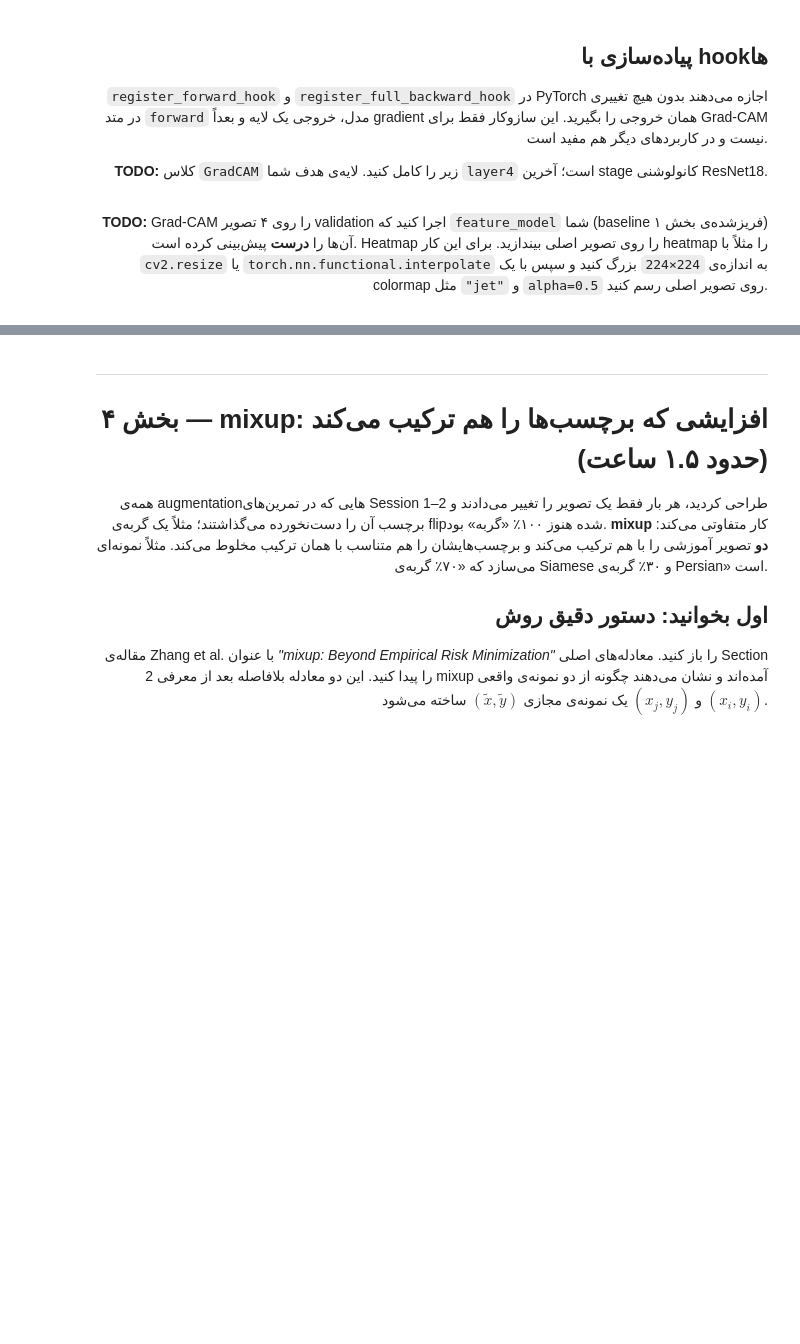
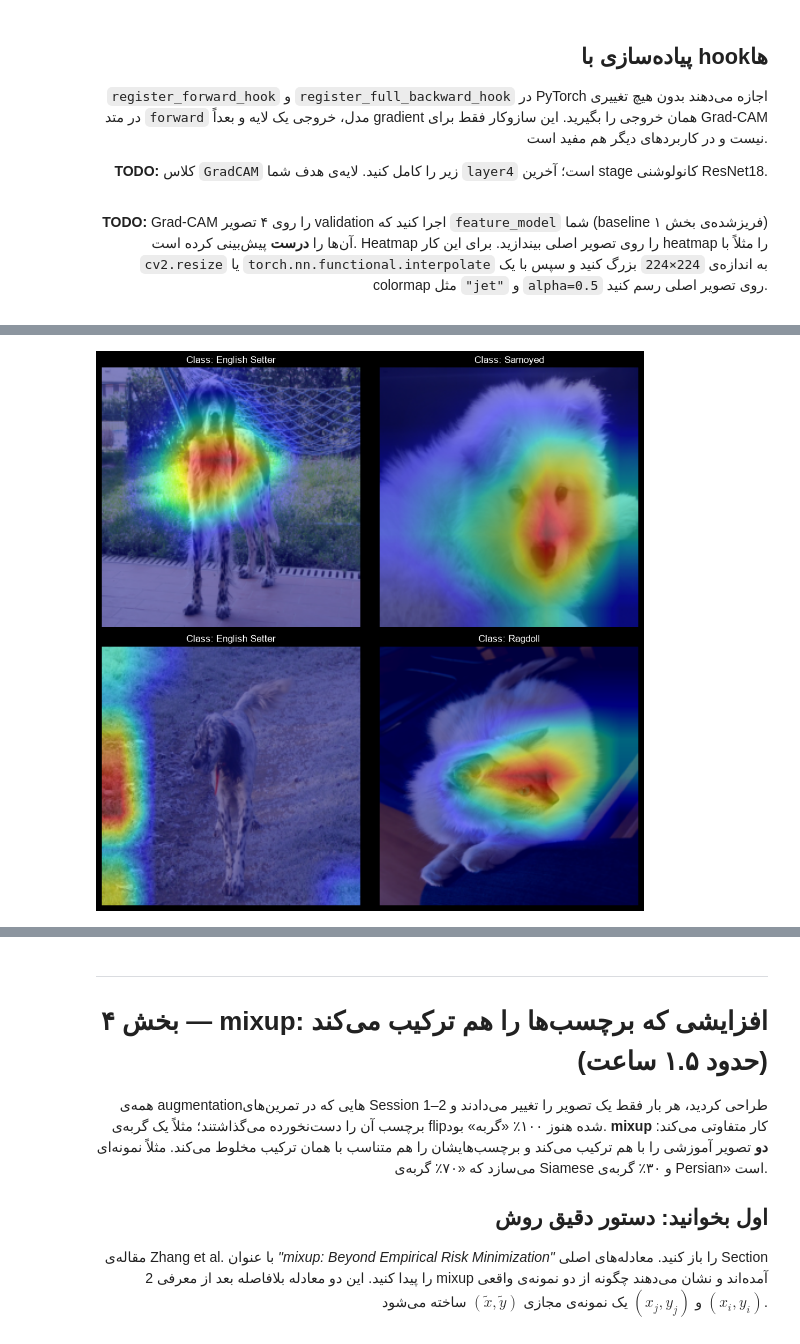
Before and after one commit to mrpanigale/Maktab-AI-145, a Jupyter notebook: HWs/week11/week11_homework_finetuning_gradcam_mixup.ipynb, the cells around one changed output, grey strips where cells are left out. Saved outputs shown, nothing was run; the diff lists cells and outputs as text; code cells hidden in the pictures; blank space fills up the shorter version.

```diff
--- a/HWs/week11/week11_homework_finetuning_gradcam_mixup.ipynb
+++ b/HWs/week11/week11_homework_finetuning_gradcam_mixup.ipynb
@@ -545,0 +630,8 @@ def run_epoch_bn_frozen(model, loader, loss_fn, optimizer=None, frozen_bn_module
+# %%
+model_4, optimizer_4 = make_finetune_model("layer4")
+history_4 = {"val_accuracy": []}
+for epoch in range(8):
+    run_epoch_bn_frozen(model_4, train_loader, loss_fn, optimizer=optimizer_4, frozen_bn_module=model_4.layer4)
+    val_metrics = run_epoch_bn_frozen(model_4, val_loader, loss_fn)
+    history_4["val_accuracy"].append(val_metrics["accuracy"])
+    print(f"epoch = {epoch+1} | val acc = {val_metrics["accuracy"]}")
@@ -545,0 +649,8 @@ def run_epoch_bn_frozen(model, loader, loss_fn, optimizer=None, frozen_bn_module
+# %%
+model, optimizer = make_finetune_model("none")
+history = {"val_accuracy": []}
+for epoch in range(8):
+    run_epoch_bn_frozen(model, train_loader, loss_fn, optimizer=optimizer)
+    val_metrics = run_epoch_bn_frozen(model, val_loader, loss_fn)
+    history["val_accuracy"].append(val_metrics["accuracy"])
+    print(f"epoch = {epoch+1} | val acc = {val_metrics["accuracy"]}")
@@ -658,3 +882,84 @@ def overlay_heatmap(image_tensor, heatmap, mean=IMAGENET_MEAN, std=IMAGENET_STD)
+# %%
+import matplotlib.pyplot as plt
+import numpy as np
+import torch
+import torch.nn.functional as F
+
+gradcam = GradCAM(model_4, model_4.layer4)
+
+
+def overlay_heatmap(
+    image_tensor,
+    heatmap,
+    ax=None,
+    mean=IMAGENET_MEAN,
+    std=IMAGENET_STD,
+):
+    """Denormalizes image_tensor, resizes heatmap to image size, and overlays them."""
+    mean_t = torch.tensor(mean, device=image_tensor.device).view(3, 1, 1)
+    std_t = torch.tensor(std, device=image_tensor.device).view(3, 1, 1)
+    img = image_tensor * std_t + mean_t
+    img = img.clamp(0, 1).permute(1, 2, 0).detach().cpu().numpy()
+
+    heatmap_tensor = (
+        torch.tensor(heatmap, dtype=torch.float32)
+        .unsqueeze(0)
+        .unsqueeze(0)
+        .to(image_tensor.device)
+    )
+    resized_cam = F.interpolate(
+        heatmap_tensor,
+        size=(img.shape[0], img.shape[1]),
+        mode="bilinear",
+        align_corners=False,
+    )
+    resized_cam = resized_cam.squeeze().detach().cpu().numpy()
+
+    if ax is None:
+        fig, ax = plt.subplots(figsize=(5, 5))
+
+    ax.imshow(img)
+    ax.imshow(resized_cam, cmap="jet", alpha=0.5)
+    ax.axis("off")
+
+
+model_4.eval()
+correct_samples = []
+
+with torch.no_grad():
+    for images, labels in val_loader:
+        images, labels = images.to(DEVICE), labels.to(DEVICE)
+        outputs = model_4(images)
+        preds = outputs.argmax(dim=1)
+
+        mask = preds == labels
+        for img, label, pred in zip(images[mask], labels[mask], preds[mask]):
+            correct_samples.append((img, label.item(), pred.item()))
+            if len(correct_samples) == 4:
+                break
+        if len(correct_samples) == 4:
+            break
+
+
+fig, axes = plt.subplots(2, 2, figsize=(10, 10))
+
+for idx, (img_tensor, true_label, pred_label) in enumerate(correct_samples):
+    ax = axes[idx // 2, idx % 2]
+
+
+    input_img = img_tensor.unsqueeze(0).clone().detach().requires_grad_(True)
+
+    #  GradCAM
+    heatmap = gradcam(input_img, class_index=pred_label)
+
+    breed_name = raw_trainval.classes[pred_label]
+    overlay_heatmap(img_tensor, heatmap, ax=ax)
+    ax.set_title(f"Class: {breed_name}", fontsize=12)
+
+plt.tight_layout()
+plt.show()
+# %% [output]
+[figure, added]
 # %% [markdown]
 <div class="rtl-fa" dir="rtl" style="text-align: right;">
 
```
Also changed, not shown: parts of 22 cells of this notebook.
